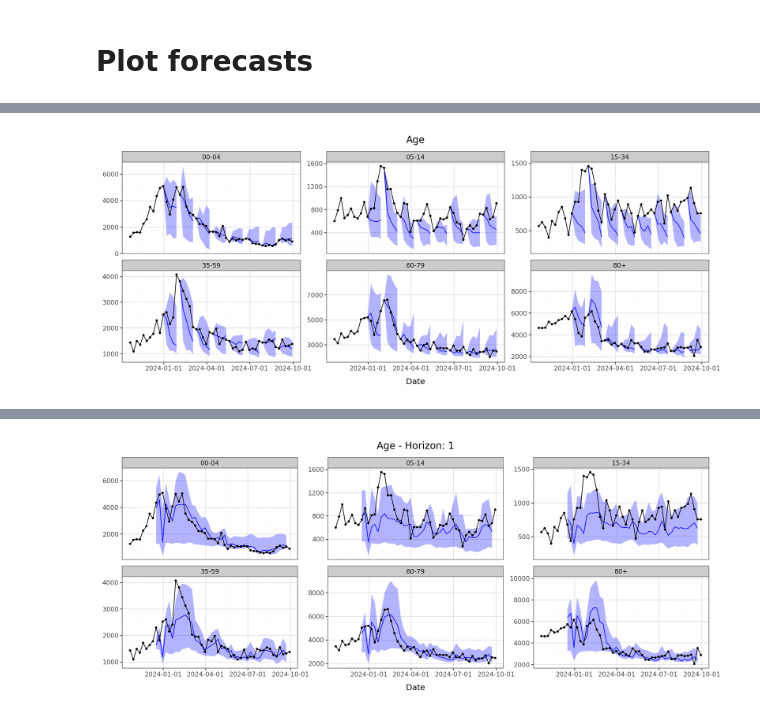
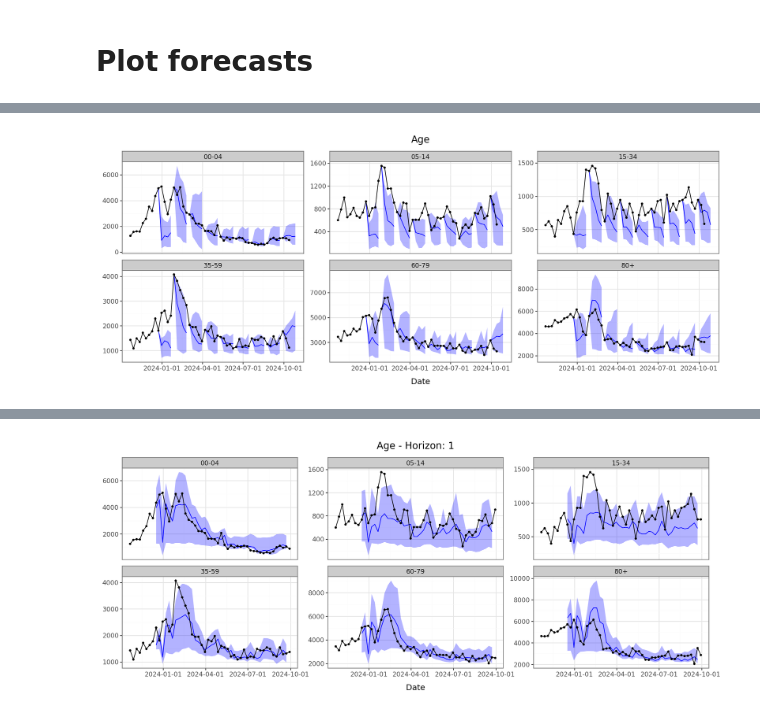
Before and after one commit to dwolffram/SARI-ML, a Jupyter notebook: post-covid/post-covid_lightgbm_forecast.ipynb, the cells around one changed output, grey strips where cells are left out. Saved outputs shown, nothing was run; the diff lists cells and outputs as text; code cells hidden in the pictures.

```diff
--- a/post-covid/post-covid_lightgbm_forecast.ipynb
+++ b/post-covid/post-covid_lightgbm_forecast.ipynb
@@ -52,7 +52,7 @@ def compute_ensemble(forecast_date, export=False):
     df = df.sort_values(['location', 'age_group', 'horizon', 'quantile'])
 
     if export:
-        df.to_csv(f'../data/post-covid/submissions/{forecast_date}-icosari-sari-DW-{NAME}.csv', index=False)
+        df.to_csv(f'../data/post-covid/submissions/{NAME}/{forecast_date}-icosari-sari-{NAME}.csv', index=False)
         return df
     else:
         return df
@@ -85,4 +83,4 @@ plot_forecasts(df_plot, 'national', start=0)
 # %%
-plot_forecasts(df_plot, 'age', start=3)
+plot_forecasts(df_plot, 'age', start=2)
 # %% [output]
-[figure, old version]
+[figure, new version]
```
Also changed, not shown: parts of 5 cells of this notebook, 17 other files.
